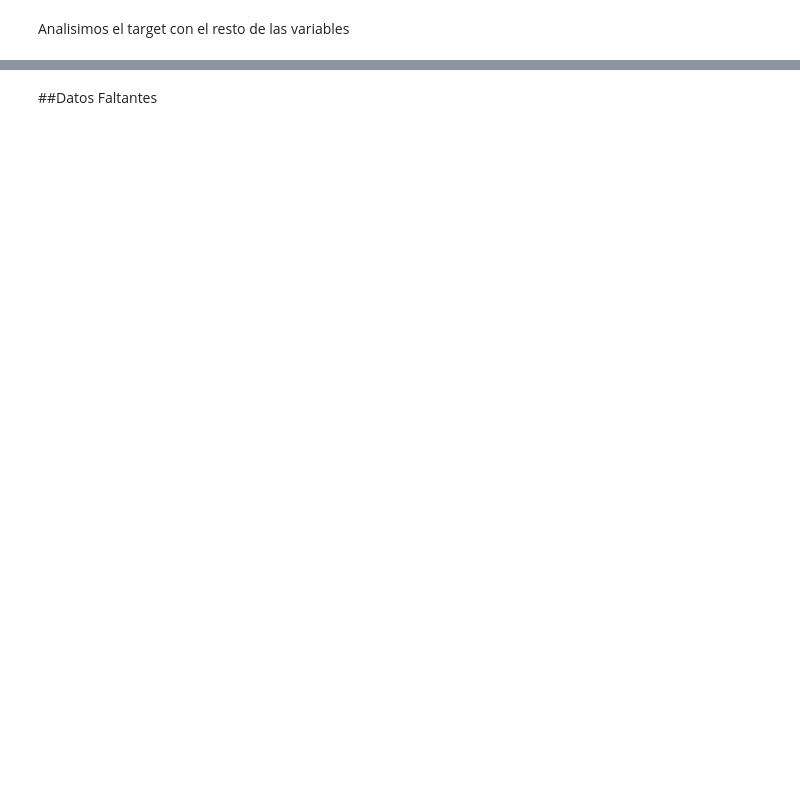
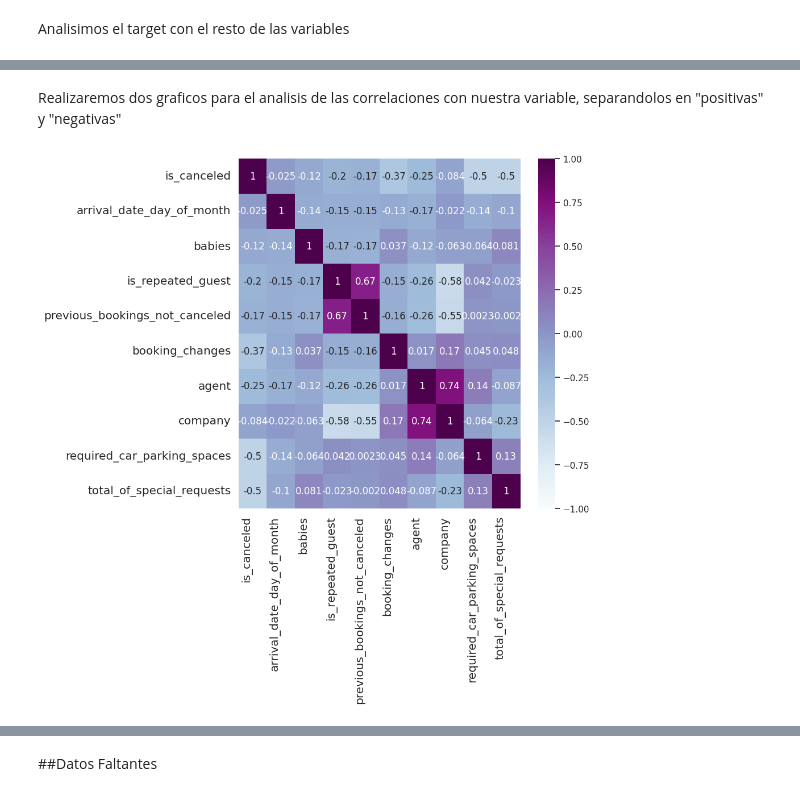
Before and after one commit to franciscoL0pez/TrabajosPracticosOrganizacionDeDatos1C2023, a Jupyter notebook: Tp_1.ipynb, the cells around one changed output, grey strips where cells are left out. Saved outputs shown, nothing was run; the diff lists cells and outputs as text; code cells hidden in the pictures; blank space fills up the shorter version.

```diff
--- a/Tp_1.ipynb
+++ b/Tp_1.ipynb
@@ -41,5 +43,18 @@ id                                 object
 is_canceled                         int64
 dtype: object
+# %%
+#Como los datos del tipo object dificultan realizar graficos y usar algunas funciones de colab, vamos a definir un tipo de dato para cada uno
+df_hotels_train['hotel'] = df_hotels_train['hotel'].astype('string')
+df_hotels_train['arrival_date_month'] = df_hotels_train['arrival_date_month'].astype('string')
+df_hotels_train['meal'] = df_hotels_train['meal'].astype('string')
+df_hotels_train['country'] = df_hotels_train['country'].astype('string')
+df_hotels_train['id'] = df_hotels_train['id'].astype('string')
+df_hotels_train['customer_type'] = df_hotels_train['customer_type'].astype('string')
+df_hotels_train['market_segment'] = df_hotels_train['market_segment'].astype('string')
+df_hotels_train['distribution_channel'] = df_hotels_train['distribution_channel'].astype('string')
+df_hotels_train['reserved_room_type'] = df_hotels_train['reserved_room_type'].astype('string')
+df_hotels_train['assigned_room_type'] = df_hotels_train['assigned_room_type'].astype('string')
+df_hotels_train['deposit_type'] = df_hotels_train['deposit_type'].astype('string')
 # %% [markdown]
 ##Mostramos las variables cuantitativas
 # %%
@@ -214,0 +217,27 @@ plt.show()
+# %% [markdown]
+Realizaremos dos graficos para el analisis de las correlaciones con nuestra variable, separandolos en "positivas" y "negativas"
+# %%
+lista_corr_negativas = ['is_canceled','arrival_date_day_of_month','babies','is_repeated_guest','previous_bookings_not_canceled','booking_changes','agent','company','required_car_parking_spaces','total_of_special_requests']
+corr_matrix = df_hotels_train[lista_corr_negativas].corr()
+sns.set(rc = {'figure.figsize':(8,8)})
+heatmap = sns.heatmap(corr_matrix.corr(), vmin=-1, vmax=1, annot=True, cmap="BuPu")
+heatmap.set_xticklabels(
+
+    heatmap.get_xticklabels(),
+    rotation=90,
+    horizontalalignment='right',
+    fontweight='light',
+    fontsize='large'
+)
+
+heatmap.set_yticklabels(
+    heatmap.get_yticklabels(),
+    fontweight='light',
+    fontsize='large'
+)
+
+
+
+plt.show()
+# %% [output]
+[figure, added]
```
Also changed, not shown: parts of 10 cells of this notebook.
